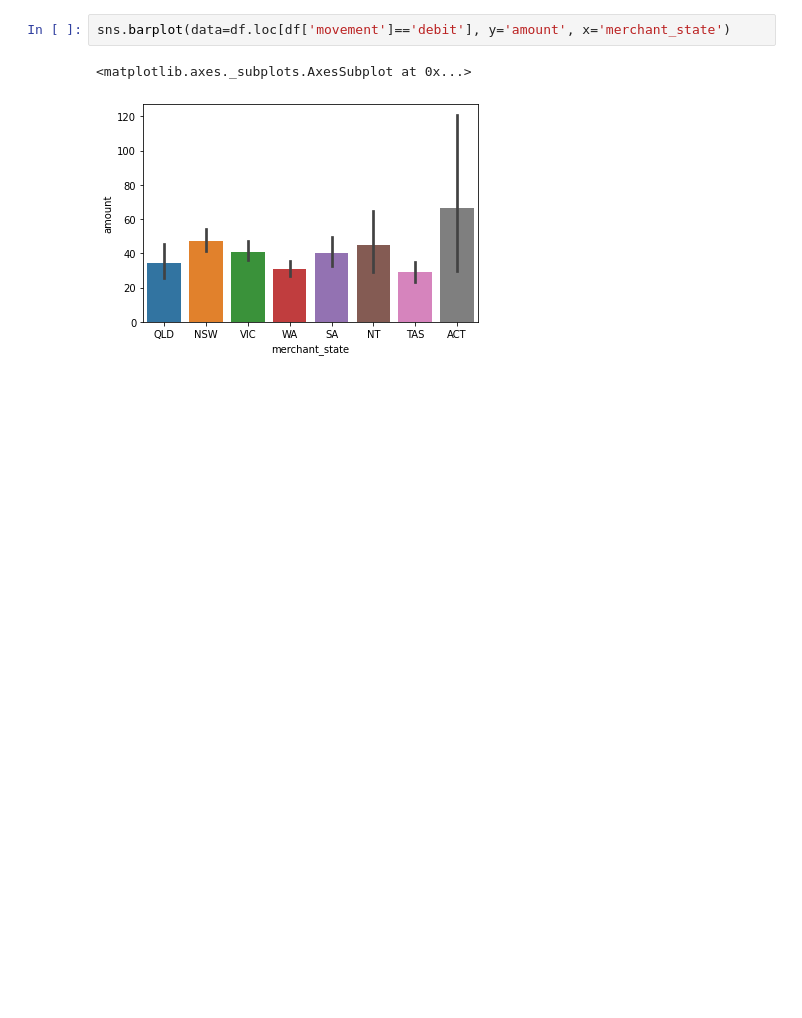
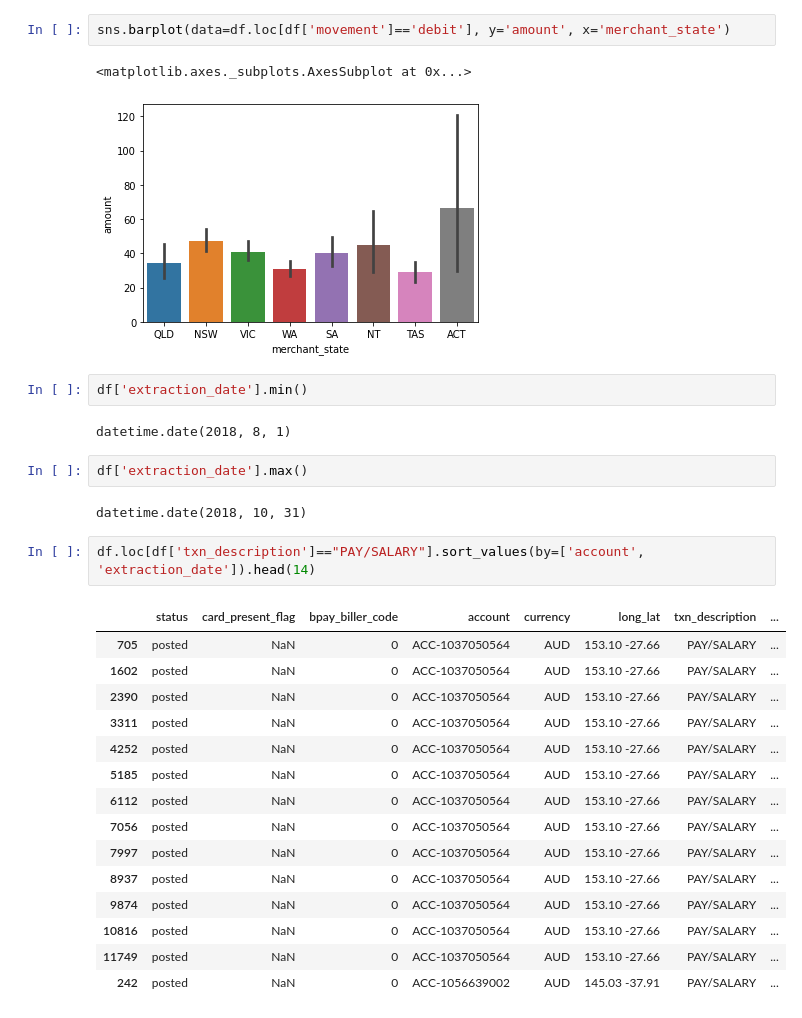
Before and after one commit to nug1209/ANZ_Data_Virtual_Experience, a Jupyter notebook: ANZ_Data_Analytics.ipynb, the cells around one changed output. Cells and saved outputs as stored; diff of their text form; blank space fills up the shorter version.

```diff
--- a/ANZ_Data_Analytics.ipynb
+++ b/ANZ_Data_Analytics.ipynb
@@ -682,3 +682,29 @@ sns.barplot(data=df.loc[df['movement']=='debit'], y='amount', x='merchant_state'
 # %% [output]
 <matplotlib.axes._subplots.AxesSubplot at 0x...>
 [figure]
+# %%
+df['extraction_date'].min()
+# %% [output]
+datetime.date(2018, 8, 1)
+# %%
+df['extraction_date'].max()
+# %% [output]
+datetime.date(2018, 10, 31)
+# %%
+df.loc[df['txn_description']=="PAY/SALARY"].sort_values(by=['account', 'extraction_date']).head(14)
+# %% [output]
+|  | status | card_present_flag | bpay_biller_code | account | currency | long_lat | txn_description | ... |
+| 705 | posted | NaN | 0 | ACC-1037050564 | AUD | 153.10 -27.66 | PAY/SALARY | ... |
+| 1602 | posted | NaN | 0 | ACC-1037050564 | AUD | 153.10 -27.66 | PAY/SALARY | ... |
+| 2390 | posted | NaN | 0 | ACC-1037050564 | AUD | 153.10 -27.66 | PAY/SALARY | ... |
+| 3311 | posted | NaN | 0 | ACC-1037050564 | AUD | 153.10 -27.66 | PAY/SALARY | ... |
+| 4252 | posted | NaN | 0 | ACC-1037050564 | AUD | 153.10 -27.66 | PAY/SALARY | ... |
+| 5185 | posted | NaN | 0 | ACC-1037050564 | AUD | 153.10 -27.66 | PAY/SALARY | ... |
+| 6112 | posted | NaN | 0 | ACC-1037050564 | AUD | 153.10 -27.66 | PAY/SALARY | ... |
+| 7056 | posted | NaN | 0 | ACC-1037050564 | AUD | 153.10 -27.66 | PAY/SALARY | ... |
+| 7997 | posted | NaN | 0 | ACC-1037050564 | AUD | 153.10 -27.66 | PAY/SALARY | ... |
+| 8937 | posted | NaN | 0 | ACC-1037050564 | AUD | 153.10 -27.66 | PAY/SALARY | ... |
+| 9874 | posted | NaN | 0 | ACC-1037050564 | AUD | 153.10 -27.66 | PAY/SALARY | ... |
+| 10816 | posted | NaN | 0 | ACC-1037050564 | AUD | 153.10 -27.66 | PAY/SALARY | ... |
+| 11749 | posted | NaN | 0 | ACC-1037050564 | AUD | 153.10 -27.66 | PAY/SALARY | ... |
+| 242 | posted | NaN | 0 | ACC-1056639002 | AUD | 145.03 -37.91 | PAY/SALARY | ... |
```
Also changed, not shown: parts of 4 cells of this notebook.
